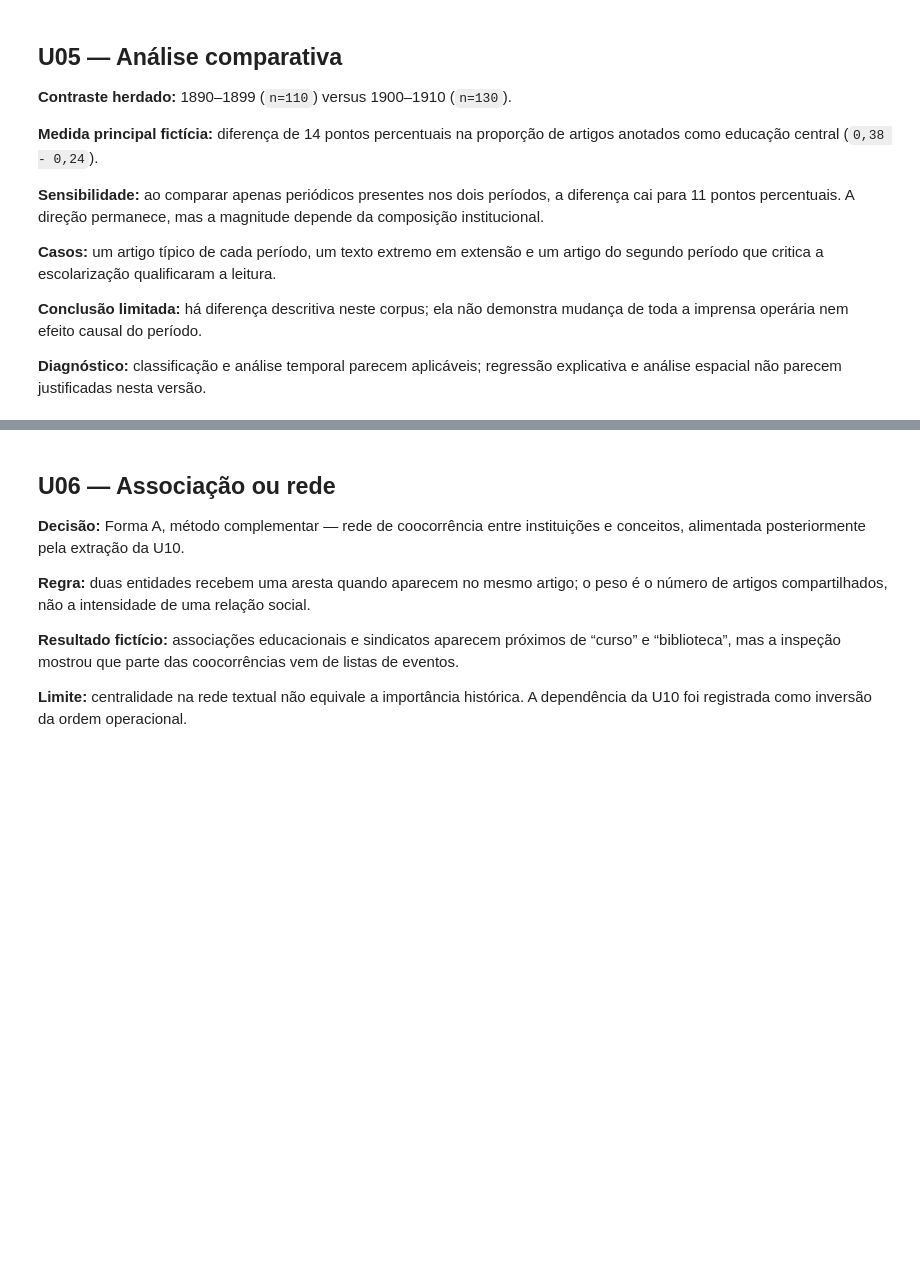
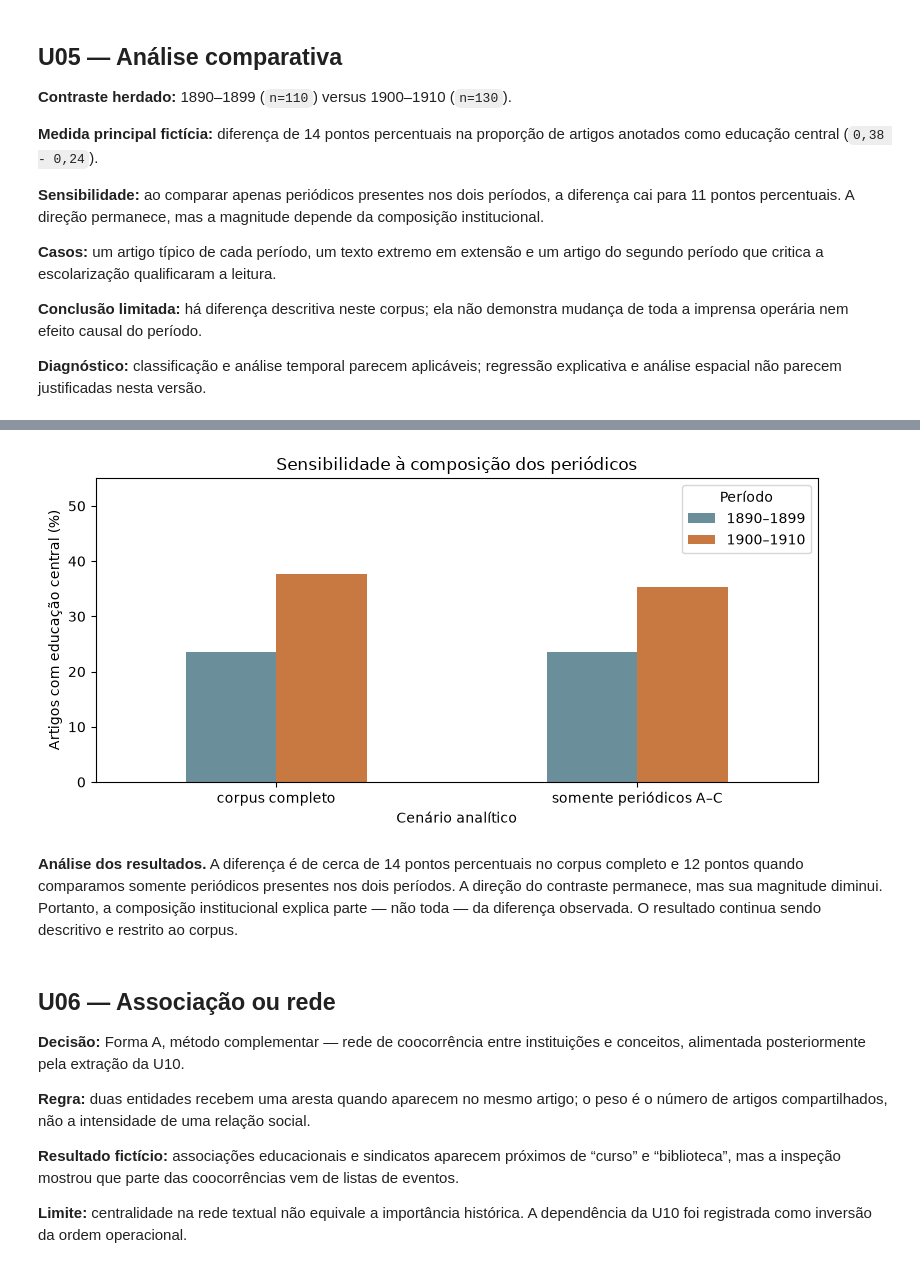
Before and after one commit to lalvim/disciplina_computacao_aplicada_humanidades_digitais, a Jupyter notebook: notes/trilha_de_trabalhos/notebooks_de_entrega/EXEMPLO_PREENCHIDO_projeto_integrador_U01_a_U14.ipynb, the cells around one changed output, grey strips where cells are left out. Cells and saved outputs as stored; diff of their text form; code cells hidden in the pictures; blank space fills up the shorter version.

```diff
--- a/notes/trilha_de_trabalhos/notebooks_de_entrega/EXEMPLO_PREENCHIDO_projeto_integrador_U01_a_U14.ipynb
+++ b/notes/trilha_de_trabalhos/notebooks_de_entrega/EXEMPLO_PREENCHIDO_projeto_integrador_U01_a_U14.ipynb
@@ -137,0 +309,11 @@ explicativa e análise espacial não parecem justificadas nesta versão.
+# %%
+corpus_comum = df[df["periodico"].isin(["A", "B", "C"])]
+
+cenarios = pd.DataFrame({
+    "corpus completo": df.groupby("periodo")["educacao_central"].mean(),
+    "somente periódicos A–C": corpus_comum.groupby("periodo")["educacao_central"].mean(),
+}) * 100
+cenarios.loc["diferença (p.p.)"] = (
+    cenarios.loc["1900–1910"] - cenarios.loc["1890–1899"]
+)
+display(cenarios.round(1))
@@ -138,3 +326,23 @@ explicativa e análise espacial não parecem justificadas nesta versão.
+# %%
+comparacao = cenarios.drop(index="diferença (p.p.)").T
+comparacao.plot.bar(figsize=(8, 4), color=["#6b8e9b", "#c87941"])
+plt.title("Sensibilidade à composição dos periódicos")
+plt.xlabel("Cenário analítico")
+plt.ylabel("Artigos com educação central (%)")
+plt.xticks(rotation=0)
+plt.legend(title="Período")
+plt.ylim(0, 55)
+plt.tight_layout()
+plt.show()
+# %% [output]
+[figure, added]
+# %% [markdown]
+**Análise dos resultados.** A diferença é de cerca de 14 pontos
+percentuais no corpus completo e 12 pontos quando comparamos somente
+periódicos presentes nos dois períodos. A direção do contraste permanece,
+mas sua magnitude diminui. Portanto, a composição institucional explica
+parte — não toda — da diferença observada. O resultado continua sendo
+descritivo e restrito ao corpus.
 # %% [markdown]
 ## U06 — Associação ou rede
 
```
Also changed, not shown: parts of 14 cells of this notebook, 4 other files.
